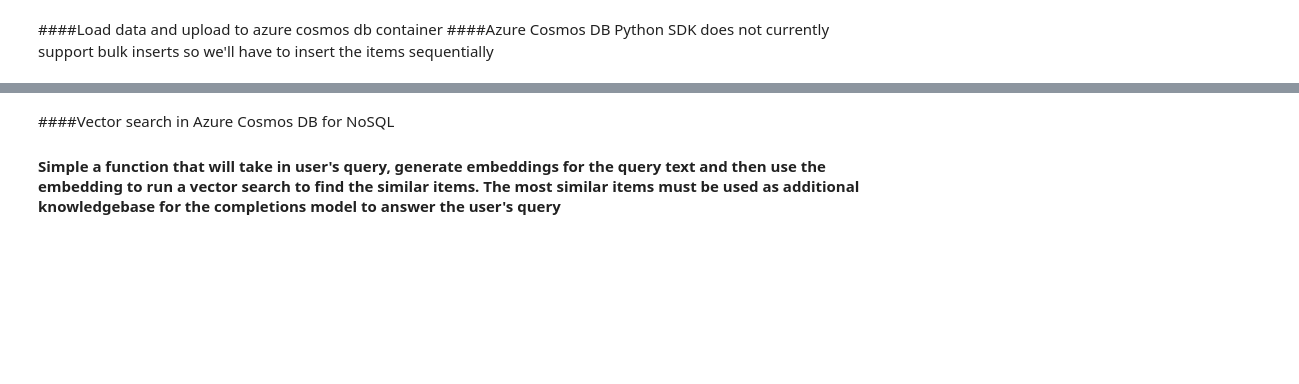
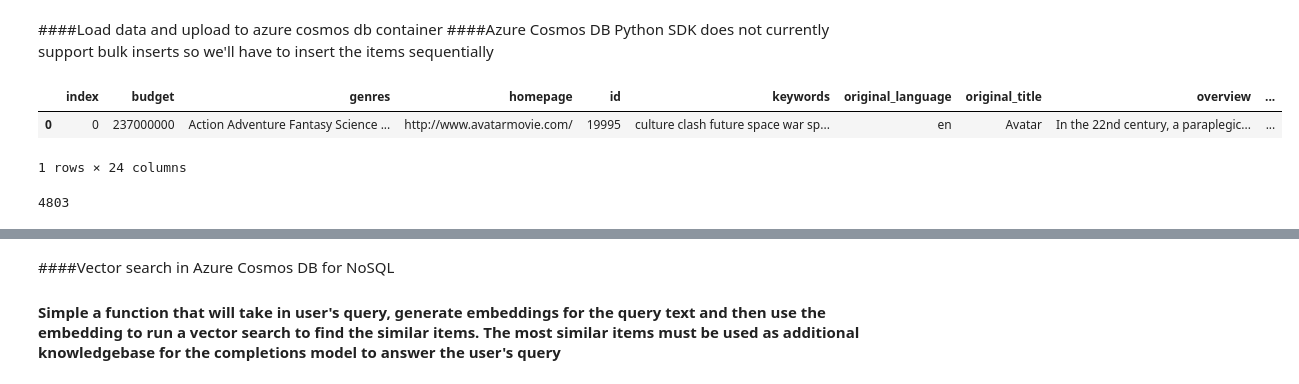
Before and after one commit to jbernec/gen-ai-prototypes, a Jupyter notebook: cosmosdb/rag-cosmosdb-chat-history-impl.ipynb, the cells around one changed output, grey strips where cells are left out. Cells and saved outputs as stored; diff of their text form; code cells hidden in the pictures; blank space fills up the shorter version.

```diff
--- a/cosmosdb/rag-cosmosdb-chat-history-impl.ipynb
+++ b/cosmosdb/rag-cosmosdb-chat-history-impl.ipynb
@@ -112,3 +132,15 @@ def generate_embeddings(text: str):
 # %% [markdown]
 ####Load data and upload to azure cosmos db container
 ####Azure Cosmos DB Python SDK does not currently support bulk inserts so we'll have to insert the items sequentially
+# %%
+df = pd.read_csv("data\movie_dataset.csv")
+# %%
+df.head(1)
+# %% [output]
+|  | index | budget | genres | homepage | id | keywords | original_language | original_title | overview | ... |
+| 0 | 0 | 237000000 | Action Adventure Fantasy Science ... | http://www.avatarmovie.com/ | 19995 | culture clash future space war sp... | en | Avatar | In the 22nd century, a paraplegic... | ... |
+1 rows × 24 columns
+# %%
+len(df)
+# %% [output]
+4803
```
Also changed, not shown: parts of 21 cells of this notebook, 24 other files.
